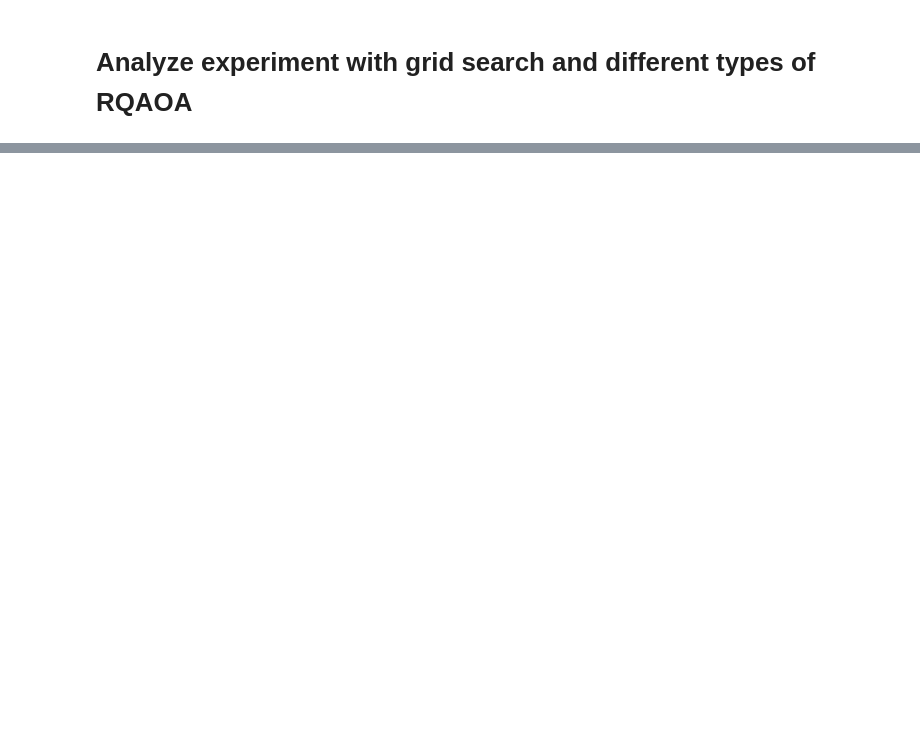
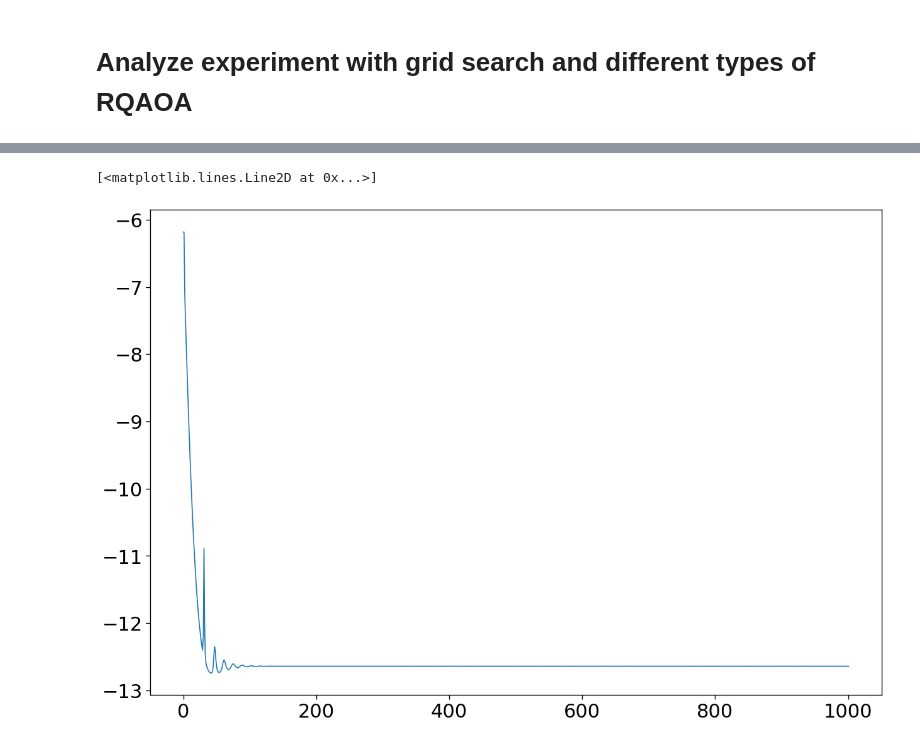
Before and after one commit to kidiki/openqaoa, a Jupyter notebook: Assignments/003_Assignment_RQAOA_steps.ipynb, the cells around one changed output, grey strips where cells are left out. Drawn from its saved outputs; the diff is of its cells as text; code cells hidden in the pictures; blank space fills up the shorter version.

```diff
--- a/Assignments/003_Assignment_RQAOA_steps.ipynb
+++ b/Assignments/003_Assignment_RQAOA_steps.ipynb
@@ -205,4 +296,9 @@ plot_landscape_with_opt_trajectory(cost_landscape_std, optimization_angles, beta
 # %%
+# for this instance r < 1? why?
+
+# 	sigma	graph_seed	rqaoa_type	optimizer	r
+#	0.1	5	vanilla	rmsprop	0.8562262300256311
+
 experiment_name = 'Maxcut_w3R_grid_search' # to be used as a name for the folder containing all jsons for this experiment
 # structure of the name: problem_typeOfGraph[optional]_variableToInvestigate
 
@@ -211,8 +307,8 @@ mu = 5.0
 sigma_list = [0.1]
 #optimizer_list = ["vgd", "rmsprop", 'newton-cg', 'cobyla', 'nelder-mead', 'powell' ]
 optimizer_list = ["rmsprop"]
-graph_seed_list = [5]
-rqaoa_type_list = ["custom"]
+graph_seed_list = [1]
+rqaoa_type_list = ["vanilla"]
 
 
 data = []
@@ -227,7 +323,8 @@ for sigma in sigma_list:
                 print("rqaoa_type=", rqaoa_type)
 
                 # Opening JSON file
-                with open("{}/mu_{}__sigma_{}__graphSeed_{}_optimizer_{}__type_{}__steps_2.json".format(experiment_name, mu, sigma, graph_seed, optimizer, rqaoa_type)) as f:
+                # TODO change name based on method
+                with open("{}/mu_{}__sigma_{}__graphSeed_{}_optimizer_{}__type_{}.json".format(experiment_name, mu, sigma, graph_seed, optimizer, rqaoa_type)) as f:
 
                     # returns JSON object as a dictionary
                     opt_results = json.load(f)
@@ -283,20 +376,22 @@ intermediate_steps = len(opt_results['intermediate_steps'])
 
 for i in range(0, intermediate_steps):
     print(i)
-    intermediate_qubo = opt_results['intermediate_steps'][i]['QUBO']
+    intermediate_qaoa = opt_results['intermediate_steps'][i]['QAOA']
 
     terms = []
-    for i in range(0, len(intermediate_qubo['cost_hamiltonian']['terms'])):
-        terms.append(intermediate_qubo['cost_hamiltonian']['terms'][i]['qubit_indices'])
-    weights = intermediate_qubo['cost_hamiltonian']['coeffs']
-    const = intermediate_qubo['cost_hamiltonian']['constant']
+    for k in range(0, len(intermediate_qaoa['cost_hamiltonian']['terms'])):
+        terms.append(intermediate_qaoa['cost_hamiltonian']['terms'][k]['qubit_indices'])
+    weights = intermediate_qaoa['cost_hamiltonian']['coeffs']
+    const = intermediate_qaoa['cost_hamiltonian']['constant']
 
     intermediate_hamiltonian = Hamiltonian.classical_hamiltonian(terms, weights, const)
 
     intermediate_g = graph_from_hamiltonian(intermediate_hamiltonian)
-    optimization_angles = np.array(opt_results['intermediate_steps'][0]['QAOA']['intermediate']['angles log'])
     print(intermediate_g)
     plot_graph(intermediate_g)
+
+    optimization_angles = np.array(opt_results['intermediate_steps'][i]['QAOA']['intermediate']['angles log'])
+
     plt.clf()
     cost_landscape = create_cost_landscape_std(intermediate_hamiltonian, betas, gammas)
     #plot_landscape(cost_landscape, betas, gammas, sigma, mu)
@@ -308,0 +494,5 @@ plot_landscape_with_opt_trajectory(cost_landscape_std, optimization_angles, beta
+# %%
+plt.plot(np.arange(0, len(qaoa_init['intermediate']['intermediate cost'])), qaoa_init['intermediate']['intermediate cost'])
+# %% [output]
+[<matplotlib.lines.Line2D at 0x...>]
+[figure, added]
```
Also changed, not shown: parts of 19 cells of this notebook, 4 other files.
